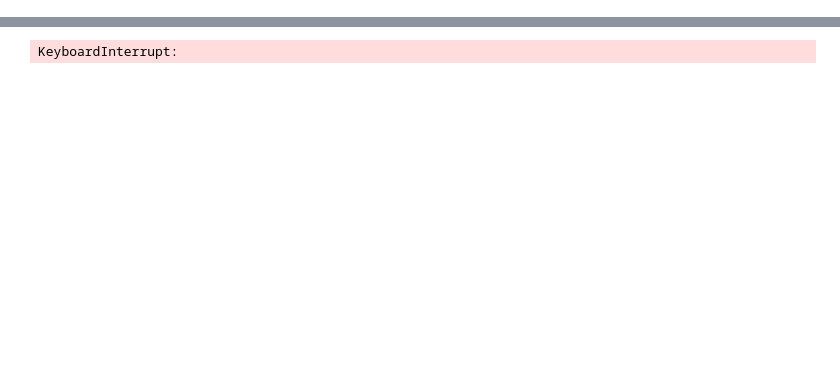
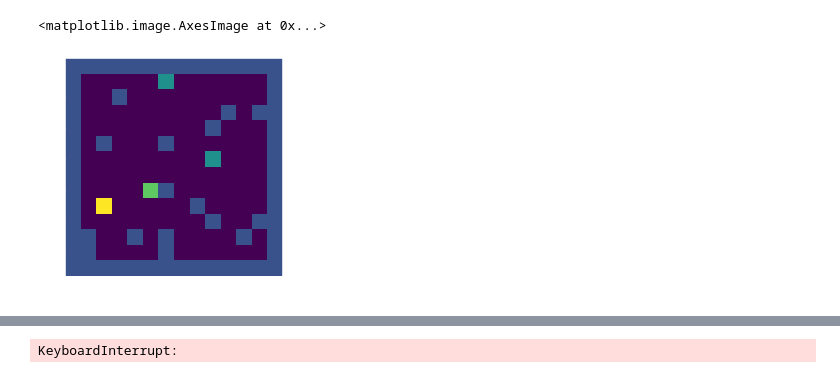
Before and after one commit to DCCCXIX/DQN, a Jupyter notebook: Reinforced learning.ipynb, the cells around one changed output, grey strips where cells are left out. Cells and saved outputs as stored; diff of their text form; code cells hidden in the pictures; blank space fills up the shorter version.

```diff
--- a/Reinforced learning.ipynb
+++ b/Reinforced learning.ipynb
@@ -34,3 +41,8 @@ else:
+# %%
+plt.imshow(test)
+# %% [output]
+<matplotlib.image.AxesImage at 0x...>
+[figure, added]
 # %%
 class MyEnv(gym.Env):
     metadata = {'render.modes': ['human']}
```
Also changed, not shown: parts of 11 cells of this notebook.
